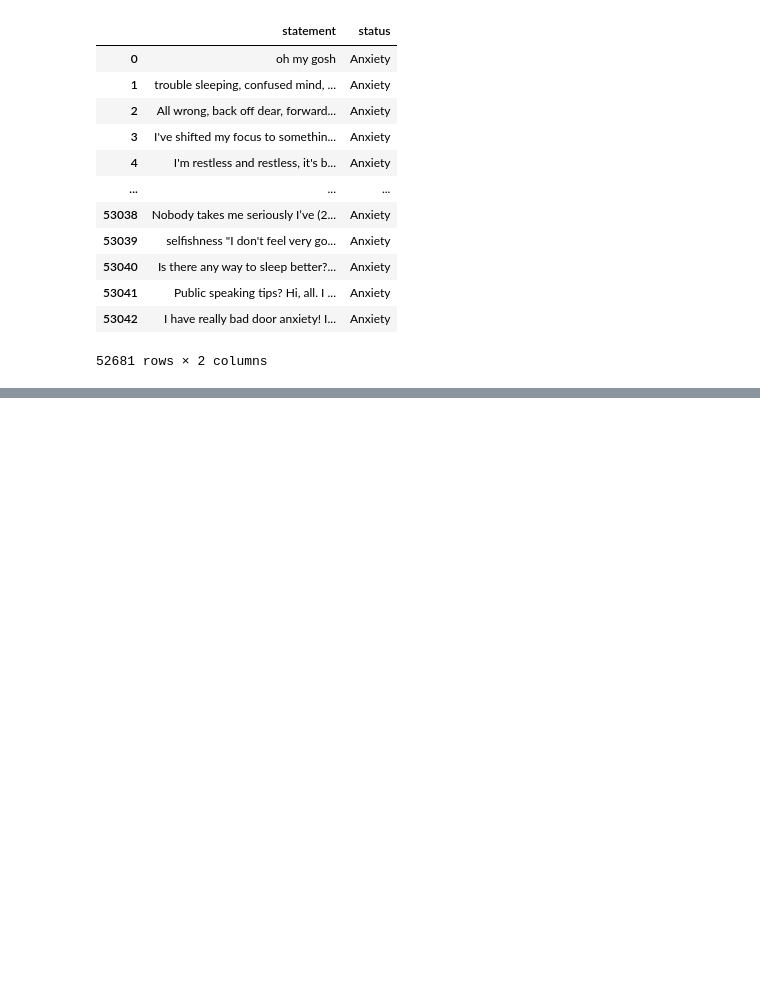
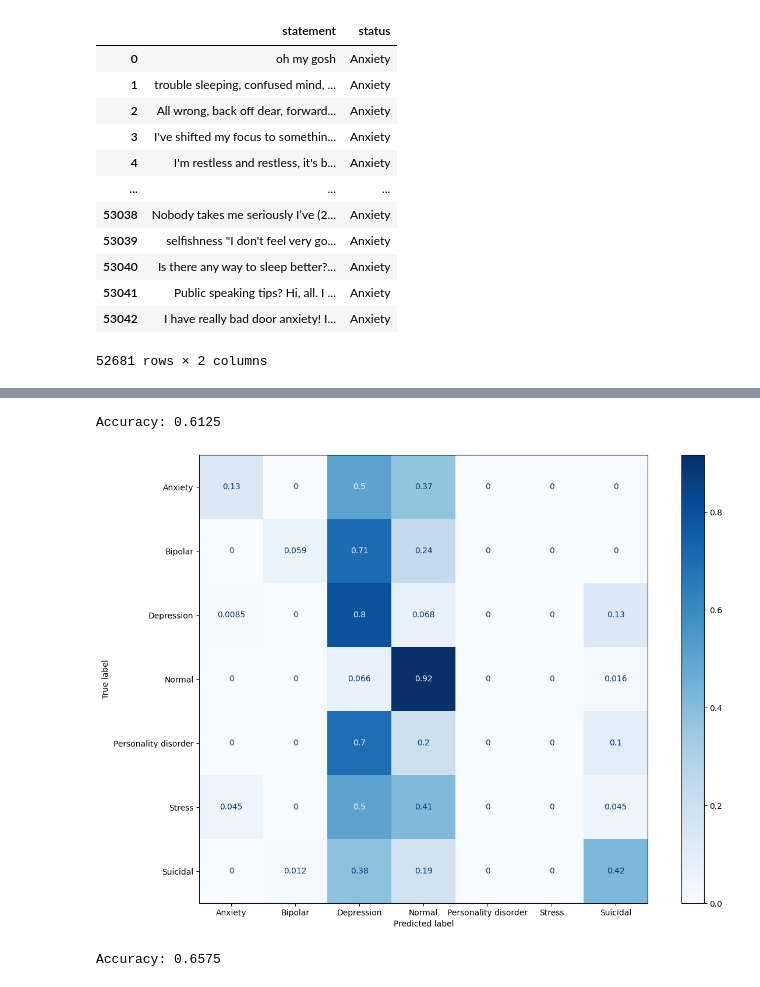
Before and after one commit to leoscarlato/aps-nlp, a Jupyter notebook: main.ipynb, the cells around one changed output, grey strips where cells are left out. Drawn from its saved outputs; the diff is of its cells as text; code cells hidden in the pictures; blank space fills up the shorter version.

```diff
--- a/main.ipynb
+++ b/main.ipynb
@@ -38,0 +155,3 @@ None of PyTorch, TensorFlow >= 2.0, or Flax have been found. Models won't be ava
+# %%
+df_2000 = df.sample(2000, random_state=42)
+df_2000['status'].value_counts()
@@ -38,0 +168,27 @@ None of PyTorch, TensorFlow >= 2.0, or Flax have been found. Models won't be ava
+# %%
+X_train, X_test, y_train, y_test = train_test_split(df_2000['statement'], df_2000['status'], test_size=0.2, random_state=42)
+# %%
+model_2000 = Pipeline([
+    ('tfidf', TfidfVectorizer(stop_words='english')),
+    ('logreg', LogisticRegression(max_iter=1000))
+])
+model_2000.fit(X_train, y_train)
+y_pred = model_2000.predict(X_test)
+acc_bow_2000 = accuracy_score(y_test, y_pred)
+print(f'Accuracy: {acc_bow_2000:.4f}')
+# %% [output]
+Accuracy: 0.6125
+# %%
+from sklearn.metrics import confusion_matrix, ConfusionMatrixDisplay
+import matplotlib.pyplot as plt
+
+c = confusion_matrix(y_test, y_pred, normalize='true')
+
+fig, ax = plt.subplots(figsize=(15,10))
+
+disp = ConfusionMatrixDisplay(c, display_labels=model_2000.classes_)
+disp.plot(ax=ax, cmap='Blues')
+
+plt.show()
+# %% [output]
+[figure, added]
@@ -38,0 +201,9 @@ None of PyTorch, TensorFlow >= 2.0, or Flax have been found. Models won't be ava
+# %%
+X_train, X_test, y_train, y_test = train_test_split(embeddings, df_2000['status'], test_size=0.2, random_state=42)
+clf_bert = LogisticRegression(max_iter=1000)
+clf_bert.fit(X_train, y_train)
+y_pred = clf_bert.predict(X_test)
+acc_bert_2000 = accuracy_score(y_test, y_pred)
+print(f'Accuracy: {acc_bert_2000:.4f}')
+# %% [output]
+Accuracy: 0.6575
```
Also changed, not shown: parts of 21 cells of this notebook.
